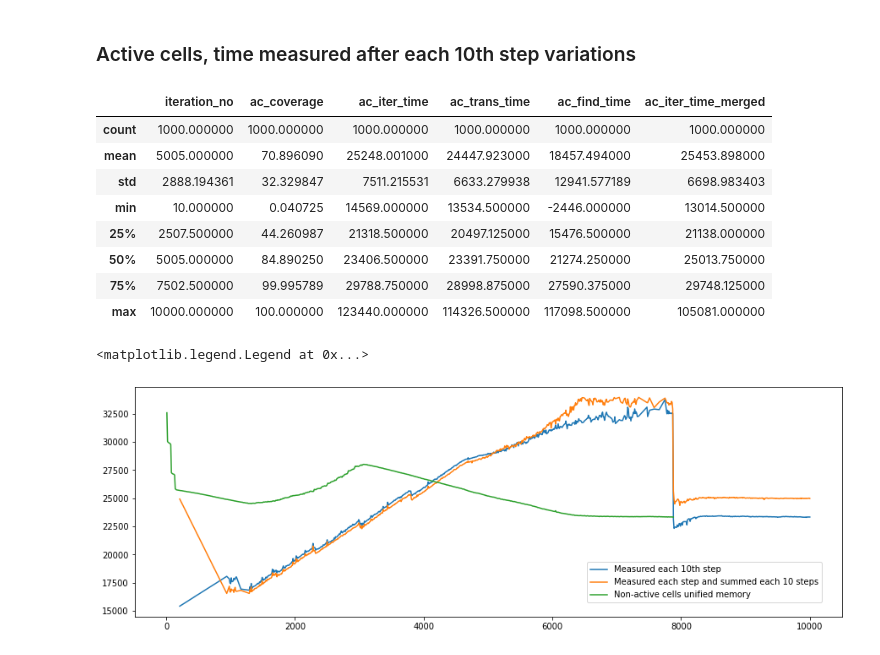
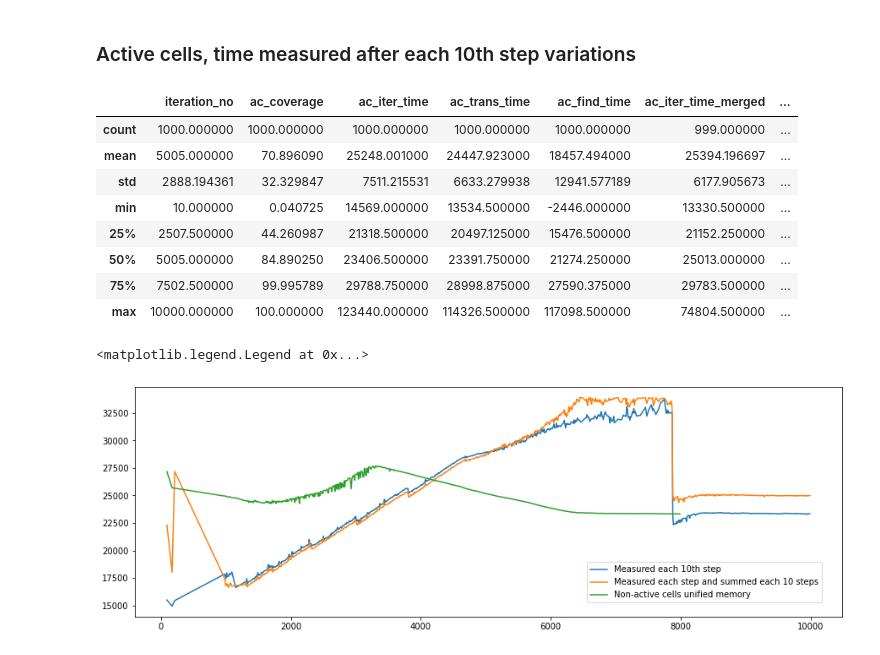
Before and after one commit to prenc/saturated-flow-thesis, a Jupyter notebook: coverage_evaluation.ipynb, the cells around one changed output. Cells and saved outputs as stored; diff of their text form; code cells hidden in the pictures.

Commit message:
Update unified every 10th measurement data

```diff
--- a/coverage_evaluation.ipynb
+++ b/coverage_evaluation.ipynb
@@ -10,6 +10,13 @@ warnings.filterwarnings('ignore')
 # %%
 def removed_outliers(df, column, level=3):
     return df[((df[column] - df[column].mean()) / df[column].std()).abs() < level]
+
+def get_column_from_many_csv(filenames, col_num):
+    intermediate_df = pd.DataFrame()
+    for i, path in enumerate(filenames):
+        df = pd.read_csv(path, skiprows=1)
+        intermediate_df[i] = df.iloc[:, col_num]
+    return intermediate_df
 # %%
 def smoothen_plot(x, y, smooth_power=300):
     smoothened_x = np.linspace(x.min(), x.max(), smooth_power)
@@ -164,18 +171,14 @@ for i, path in enumerate(ac_to_avg):
     ac_find_df[i] = df.ac_find_time
 
 avg_20_loop_comp = pd.read_csv(ac_to_avg[0], skiprows=1, names=active_cell_cols)
+
 avg_20_loop_comp['ac_iter_time'] = inter_df.median(axis=1)
 avg_20_loop_comp['ac_trans_time'] = ac_trans_df.median(axis=1)
 avg_20_loop_comp['ac_find_time'] = ac_find_df.median(axis=1)
 
 u_to_avg = glob('unical_mount_point/u_cov_loop_*')
 
-inter_df = pd.DataFrame()
-for i, path in enumerate(u_to_avg):
-    df = pd.read_csv(path, skiprows=1, names=['iteration_no', 'u_coverage', 'u_iter_time', 'x', 'y'])
-    inter_df[i] = df.u_iter_time
-
-avg_20_loop_comp['u_iter_time'] = inter_df.median(axis=1)
+avg_20_loop_comp['u_iter_time'] = get_column_from_many_csv(u_to_avg, 2).median(axis=1)
 
 first_100 = (avg_20_loop_comp['ac_coverage'] == 100).idxmax()
 avg_20_loop_comp = avg_20_loop_comp.iloc[:first_100 + 1]
@@ -217,41 +220,42 @@ for i, path in enumerate(ac_to_avg):
     inter_df[i] = df.ac_iter_time
     ac_trans_df[i] = df.ac_trans_time
     ac_find_df[i] = df.ac_find_time
+avg_20_af_10 = pd.read_csv(ac_to_avg[0], skiprows=1, names=active_cell_cols)
 
-avg_20_af_10 = pd.read_csv(ac_to_avg[0], skiprows=1, names=active_cell_cols)
 avg_20_af_10['ac_iter_time'] = inter_df.median(axis=1)
 avg_20_af_10['ac_trans_time'] = ac_trans_df.median(axis=1)
 avg_20_af_10['ac_find_time'] = ac_find_df.median(axis=1)
 
 ac_to_sum_ver = glob('unical_mount_point/m_ti_e_*')
+inter_df = get_column_from_many_csv(ac_to_sum_ver, 2)
+avg_20_af_10['ac_iter_time_merged'] = (
+        inter_df
+            .groupby(inter_df.index // 10)
+            .sum().iloc[:-1].median(axis=1)
+    )
+ac_to_sum_ver = glob('unical_mount_point/m_unified*')
 
-inter_df = pd.DataFrame()
-for i, path in enumerate(ac_to_sum_ver):
-    df = pd.read_csv(path, skiprows=1, names=['iteration_no', 'u_coverage', 'u_iter_time', 'x', 'y'])
-    inter_df[i] = df.u_iter_time
-avg_20_af_10['ac_iter_time_merged'] = inter_df.groupby(inter_df.index // 10).sum().iloc[:-1].median(axis=1)
-
+avg_20_af_10['u_iter_time'] = get_column_from_many_csv(ac_to_sum_ver, 2).median(axis=1)
 avg_20_af_10.describe()
 # %% [output]
-|  | iteration_no | ac_coverage | ac_iter_time | ac_trans_time | ac_find_time | ac_iter_time_merged |
-| count | 1000.000000 | 1000.000000 | 1000.000000 | 1000.000000 | 1000.000000 | 1000.000000 |
-| mean | 5005.000000 | 70.896090 | 25248.001000 | 24447.923000 | 18457.494000 | 25453.898000 |
-| std | 2888.194361 | 32.329847 | 7511.215531 | 6633.279938 | 12941.577189 | 6698.983403 |
-| min | 10.000000 | 0.040725 | 14569.000000 | 13534.500000 | -2446.000000 | 13014.500000 |
-| 25% | 2507.500000 | 44.260987 | 21318.500000 | 20497.125000 | 15476.500000 | 21138.000000 |
-| 50% | 5005.000000 | 84.890250 | 23406.500000 | 23391.750000 | 21274.250000 | 25013.750000 |
-| 75% | 7502.500000 | 99.995789 | 29788.750000 | 28998.875000 | 27590.375000 | 29748.125000 |
-| max | 10000.000000 | 100.000000 | 123440.000000 | 114326.500000 | 117098.500000 | 105081.000000 |
+|  | iteration_no | ac_coverage | ac_iter_time | ac_trans_time | ac_find_time | ac_iter_time_merged | ... |
+| count | 1000.000000 | 1000.000000 | 1000.000000 | 1000.000000 | 1000.000000 | 999.000000 | ... |
+| mean | 5005.000000 | 70.896090 | 25248.001000 | 24447.923000 | 18457.494000 | 25394.196697 | ... |
+| std | 2888.194361 | 32.329847 | 7511.215531 | 6633.279938 | 12941.577189 | 6177.905673 | ... |
+| min | 10.000000 | 0.040725 | 14569.000000 | 13534.500000 | -2446.000000 | 13330.500000 | ... |
+| 25% | 2507.500000 | 44.260987 | 21318.500000 | 20497.125000 | 15476.500000 | 21152.250000 | ... |
+| 50% | 5005.000000 | 84.890250 | 23406.500000 | 23391.750000 | 21274.250000 | 25013.000000 | ... |
+| 75% | 7502.500000 | 99.995789 | 29788.750000 | 28998.875000 | 27590.375000 | 29783.500000 | ... |
+| max | 10000.000000 | 100.000000 | 123440.000000 | 114326.500000 | 117098.500000 | 74804.500000 | ... |
 # %%
 fig, ax = plt.subplots(figsize=(15, 5))
 df = removed_outliers(avg_20_af_10, 'ac_iter_time', level=1.5)
 df = removed_outliers(df, 'ac_iter_time_merged', level=1.5)
 
 ax.plot(df.iteration_no, df.ac_iter_time, label='Measured each 10th step')
 ax.plot(df.iteration_no, df.ac_iter_time_merged, label='Measured each step and summed each 10 steps')
-
-ax.plot(avg_1000_comp.iteration_no, avg_1000_comp.u_iter_time * 10, label='Non-active cells unified memory')
+ax.plot(df.iteration_no, df.u_iter_time, label='Non-active cells unified memory')
 fig.legend(loc='lower right', bbox_to_anchor=(.8, .1))
 # %% [output]
 <matplotlib.legend.Legend at 0x...>
-[figure, old version]
+[figure, new version]
```
Also changed, not shown: parts of 2 cells of this notebook.
